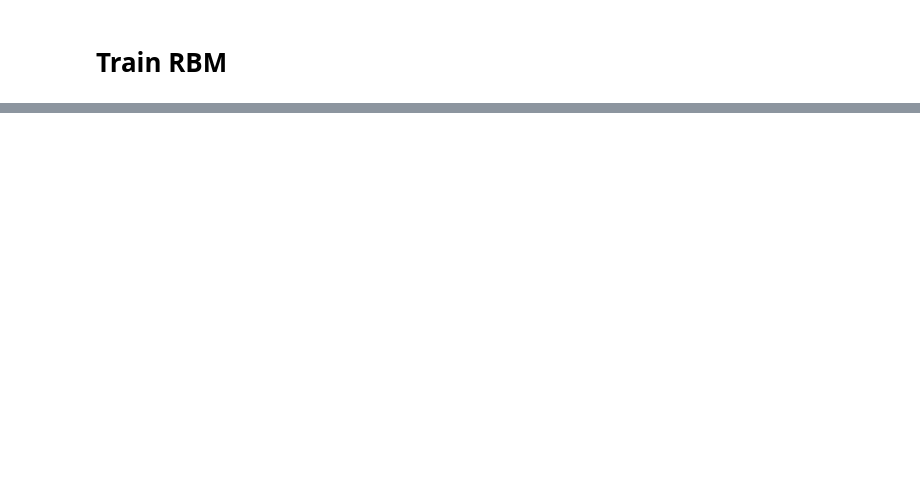
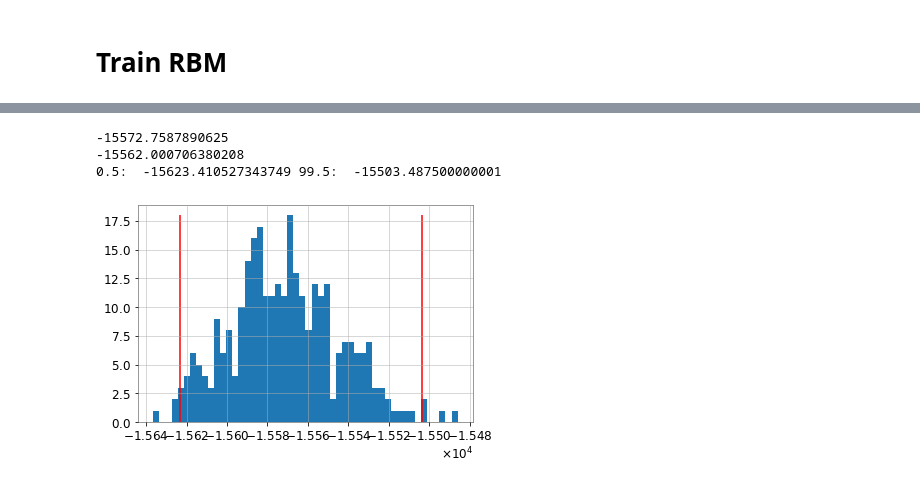
Before and after one commit to Midii-11/Template-free_GW_Detection, a Jupyter notebook: rbm/RBM_Notebook.ipynb, the cells around one changed output, grey strips where cells are left out. Cells and saved outputs as stored; diff of their text form; code cells hidden in the pictures; blank space fills up the shorter version.

Commit message:
add visualizations and anomaly detection

```diff
--- a/rbm/RBM_Notebook.ipynb
+++ b/rbm/RBM_Notebook.ipynb
@@ -289,6 +335,8 @@ for i in range(1,n_samples):
   x_train[i,0:len(filt_h)] = filt_h
   x_train[i,len(filt_h):] = filt_l
   print(i)
+np.save('x_train_rbm.npy',x_train)
+x_train = np.load('x_train_rbm.npy')
 #   # plt.subplot(3,1,1)
 #   # plt.plot(data)
 #   # plt.subplot(3,1,2)
@@ -301,6 +381,11 @@ for i in range(1,n_samples):
 # %%
 #first parameter is the number of visible units (restriced by data format) & the number of hidden units is the second parameter
 rbm = RBM((data_points*2), (data_points*3), learning_rate=0.01, momentum=0.95, xavier_const=1.0, use_tqdm=True)
-rbm.fit(x_train, n_epoches=10, batch_size=10)
-# Check saving works befor training for a long time!!!
-rbm.save_weights(filename='ML/rbm-weights', name='rbm-weights')
+rbm.fit(x_train, n_epoches=10, batch_size=20)
+# # Check saving works befor training for a long time!!!
+rbm.save_weights(filename='rbm-weights', name='rbm-weights')
+# %%
+rbm = RBM((data_points*2), (data_points*3), learning_rate=0.01, momentum=0.95, xavier_const=1.0, use_tqdm=True)
+rbm.load_weights(filename='rbm-weights', name='rbm-weights')
+result = rbm.get_free_energy(x_train[1])
+print(result)
@@ -306,0 +395,7 @@ rbm.save_weights(filename='ML/rbm-weights', name='rbm-weights')
+# %%
+test_samples = np.zeros((x_train.shape[0]))
+for i in range(x_train.shape[0]):
+  test_samples[i] = rbm.get_free_energy(x_train[i])
+
+print(test_samples)
+plt.plot(test_samples)
@@ -306,0 +407,20 @@ rbm.save_weights(filename='ML/rbm-weights', name='rbm-weights')
+# %%
+med = np.median(test_samples)
+print(med)
+avg = np.average(test_samples)
+print(avg)
+
+fig, ax = plt.subplots()
+ax.hist(test_samples[1:], bins=50)
+upper_bound = np.percentile(test_samples[1:], 99)
+lower_bound = np.percentile(test_samples[1:], 1)
+
+print("0.5: ", lower_bound,"99.5: ", upper_bound)
+ax.vlines(upper_bound, 0, 18, colors='r')
+ax.vlines(lower_bound, 0, 18, colors='r')
+fig.savefig('Dist.png', dpi=300)
+# %% [output]
+-15572.7587890625
+-15562.000706380208
+0.5:  -15623.410527343749 99.5:  -15503.487500000001
+[figure, added]
```
Also changed, not shown: parts of 9 cells of this notebook.
